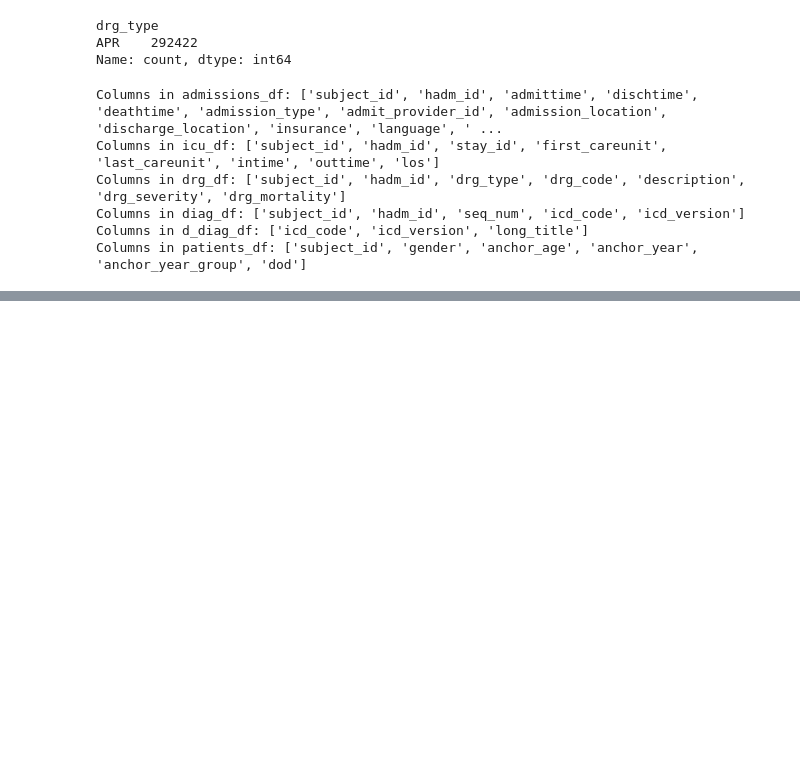
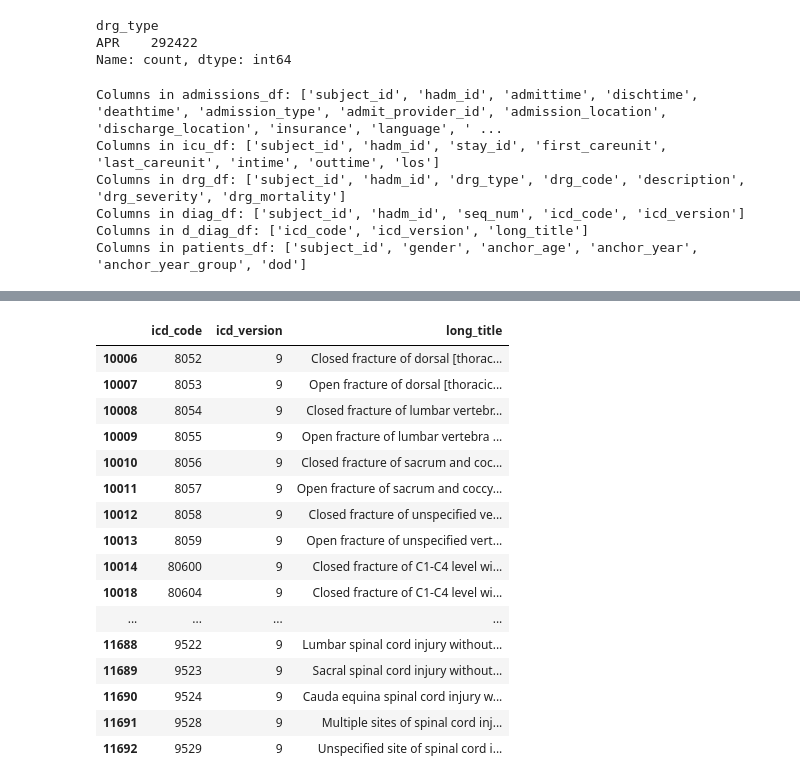
Before and after one commit to Jibu24/Predicting-ICU-LOS, a Jupyter notebook: notebooks/Data_exploration.ipynb, the cells around one changed output, grey strips where cells are left out. Saved outputs shown, nothing was run; the diff lists cells and outputs as text; code cells hidden in the pictures; blank space fills up the shorter version.

```diff
--- a/notebooks/Data_exploration.ipynb
+++ b/notebooks/Data_exploration.ipynb
@@ -52,0 +65,20 @@ Columns in patients_df: ['subject_id', 'gender', 'anchor_age', 'anchor_year', 'a
+# %%
+d_diag_df[d_diag_df['long_title'].str.contains('spinal cord injury', case=False, na=False)]
+# %% [output]
+|  | icd_code | icd_version | long_title |
+| 10006 | 8052 | 9 | Closed fracture of dorsal [thorac... |
+| 10007 | 8053 | 9 | Open fracture of dorsal [thoracic... |
+| 10008 | 8054 | 9 | Closed fracture of lumbar vertebr... |
+| 10009 | 8055 | 9 | Open fracture of lumbar vertebra ... |
+| 10010 | 8056 | 9 | Closed fracture of sacrum and coc... |
+| 10011 | 8057 | 9 | Open fracture of sacrum and coccy... |
+| 10012 | 8058 | 9 | Closed fracture of unspecified ve... |
+| 10013 | 8059 | 9 | Open fracture of unspecified vert... |
+| 10014 | 80600 | 9 | Closed fracture of C1-C4 level wi... |
+| 10018 | 80604 | 9 | Closed fracture of C1-C4 level wi... |
+| ... | ... | ... | ... |
+| 11688 | 9522 | 9 | Lumbar spinal cord injury without... |
+| 11689 | 9523 | 9 | Sacral spinal cord injury without... |
+| 11690 | 9524 | 9 | Cauda equina spinal cord injury w... |
+| 11691 | 9528 | 9 | Multiple sites of spinal cord inj... |
+| 11692 | 9529 | 9 | Unspecified site of spinal cord i... |
```
Also changed, not shown: parts of 15 cells of this notebook.
